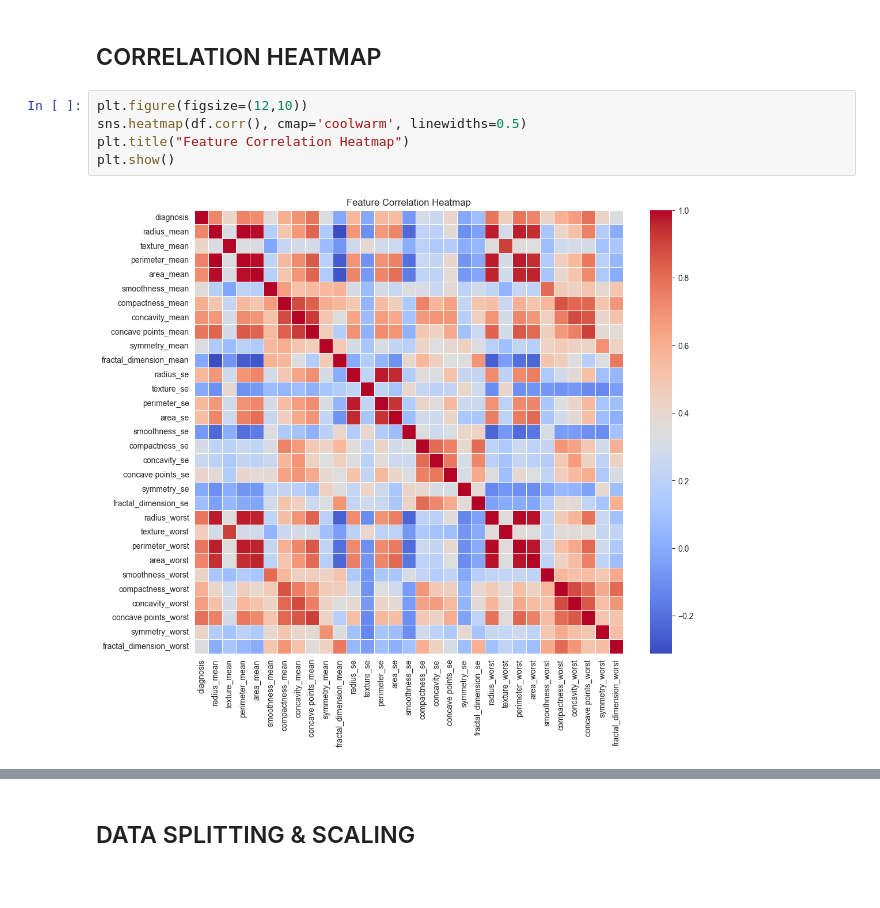
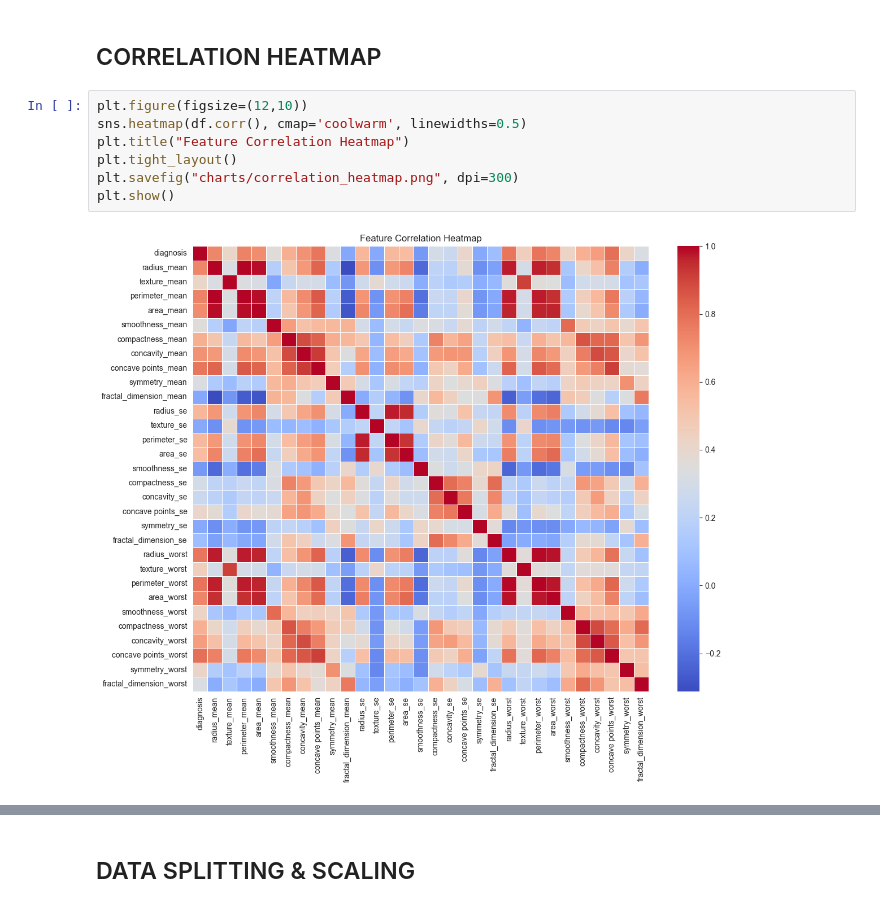
Before and after one commit to rezgui-yessin/cancer-breast-v2, a Jupyter notebook: sample.ipynb, the cells around one changed output, grey strips where cells are left out. Cells and saved outputs as stored; diff of their text form.

```diff
--- a/sample.ipynb
+++ b/sample.ipynb
@@ -107,7 +114,9 @@ plt.show()
 # %%
 plt.figure(figsize=(12,10))
 sns.heatmap(df.corr(), cmap='coolwarm', linewidths=0.5)
 plt.title("Feature Correlation Heatmap")
+plt.tight_layout()
+plt.savefig("charts/correlation_heatmap.png", dpi=300)
 plt.show()
 # %% [output]
-[figure, old version]
+[figure, new version]
```
Also changed, not shown: parts of 31 cells of this notebook, 10 other files.
